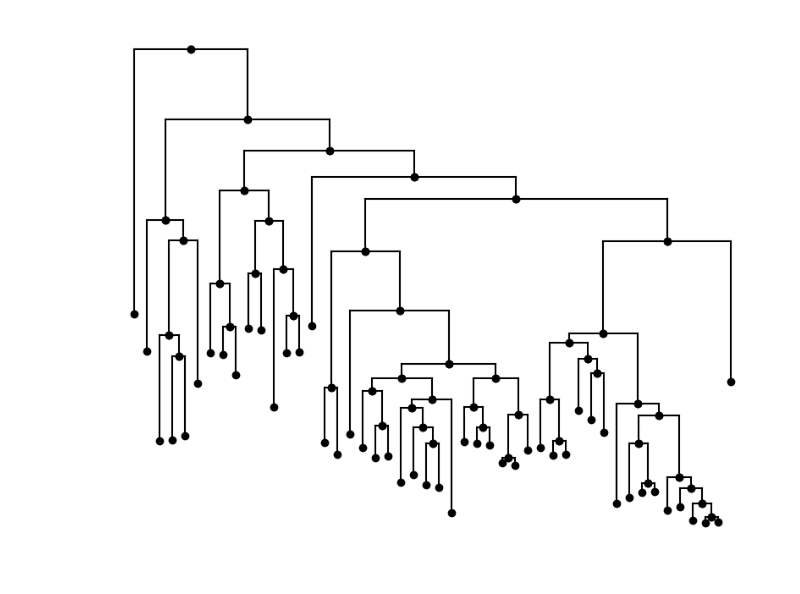
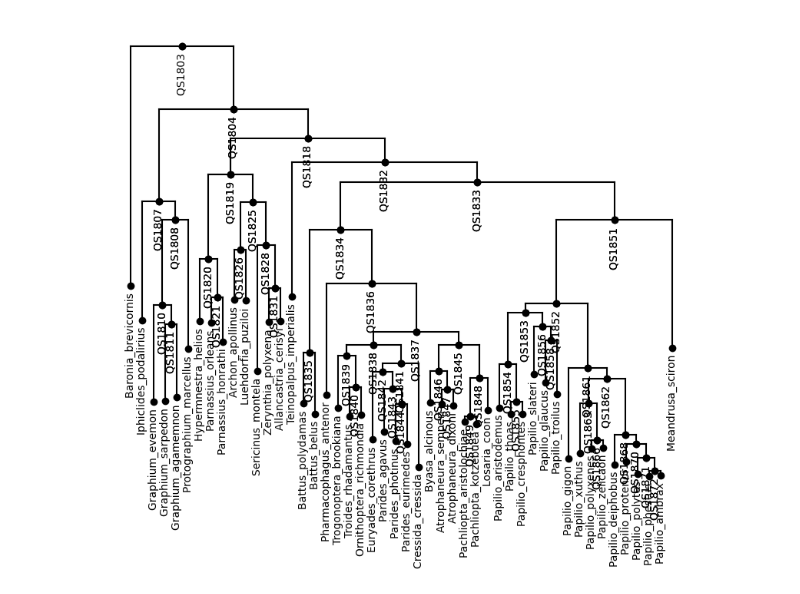
Before and after one commit to ComputationalEvolutionaryMorphometry/hyperiax, a Jupyter notebook: examples/Tree building.ipynb, the cells around one changed output. Cells and saved outputs as stored; diff of their text form; code cells hidden in the pictures.

```diff
--- a/examples/Tree building.ipynb
+++ b/examples/Tree building.ipynb
@@ -104,0 +65,3 @@ Tree from Kawahara 2023 (DOI: 10.1038/s41559-023-02041-9)
+# %%
+tree = tree_from_newick_recursive("(((:1,:1),(:1,:2)),((:1,:1),(:1,:1)));")
+plot_tree(tree)
@@ -105 +70,2 @@ Tree from Kawahara 2023 (DOI: 10.1038/s41559-023-02041-9)
 # %%
+#Smaller subset of the tree from Kawahara 2023 (DOI: 10.1038/s41559-023-02041-9),
@@ -107,5 +73,4 @@ string_tree = "(Baronia_brevicornis:0.1711,((Iphiclides_podalirius:0.08472,((Gra
-
-tree =hyperiax.tree.builders.tree_from_newick(string_tree)
-tree.plot_tree()
+tree = tree_from_newick_recursive(string_tree)
+plot_tree(tree,inc_names=True)
 # %% [output]
-[figure, old version]
+[figure, new version]
```
Also changed, not shown: parts of 24 cells of this notebook, 5 other files.
